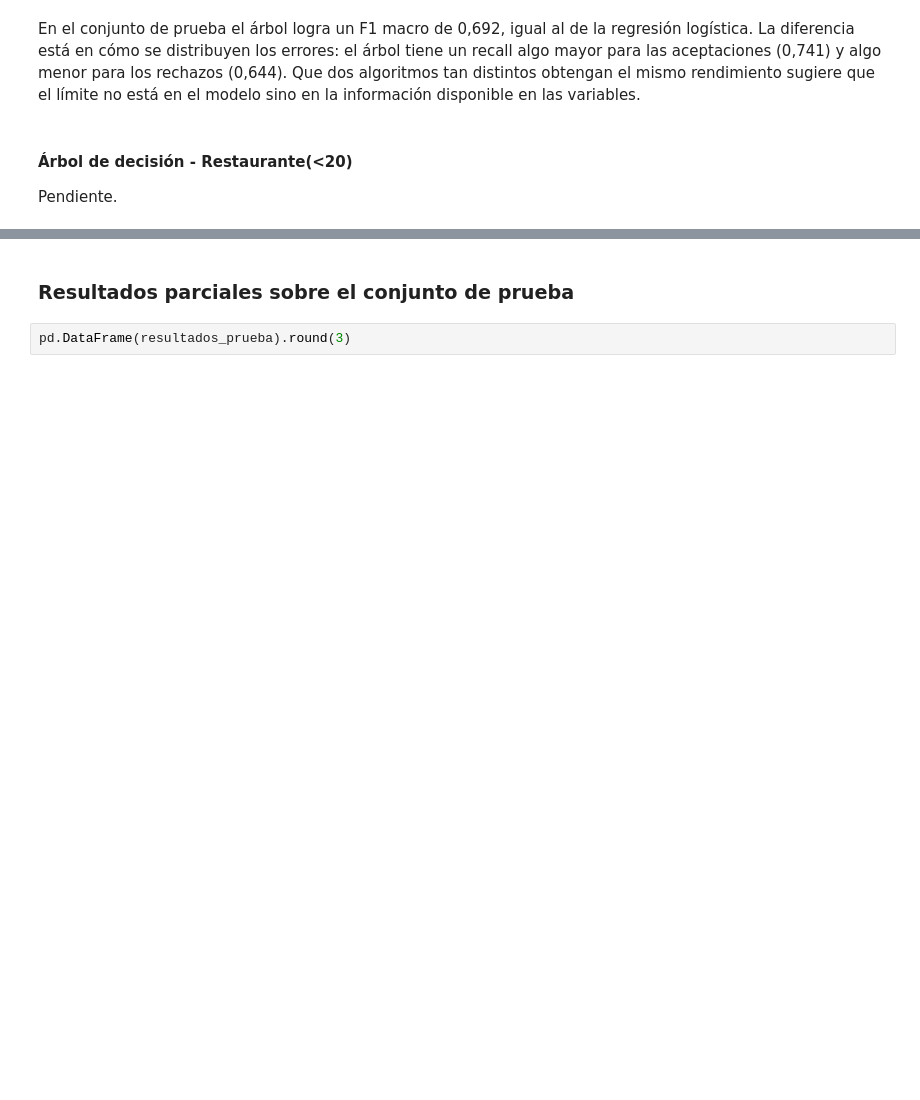
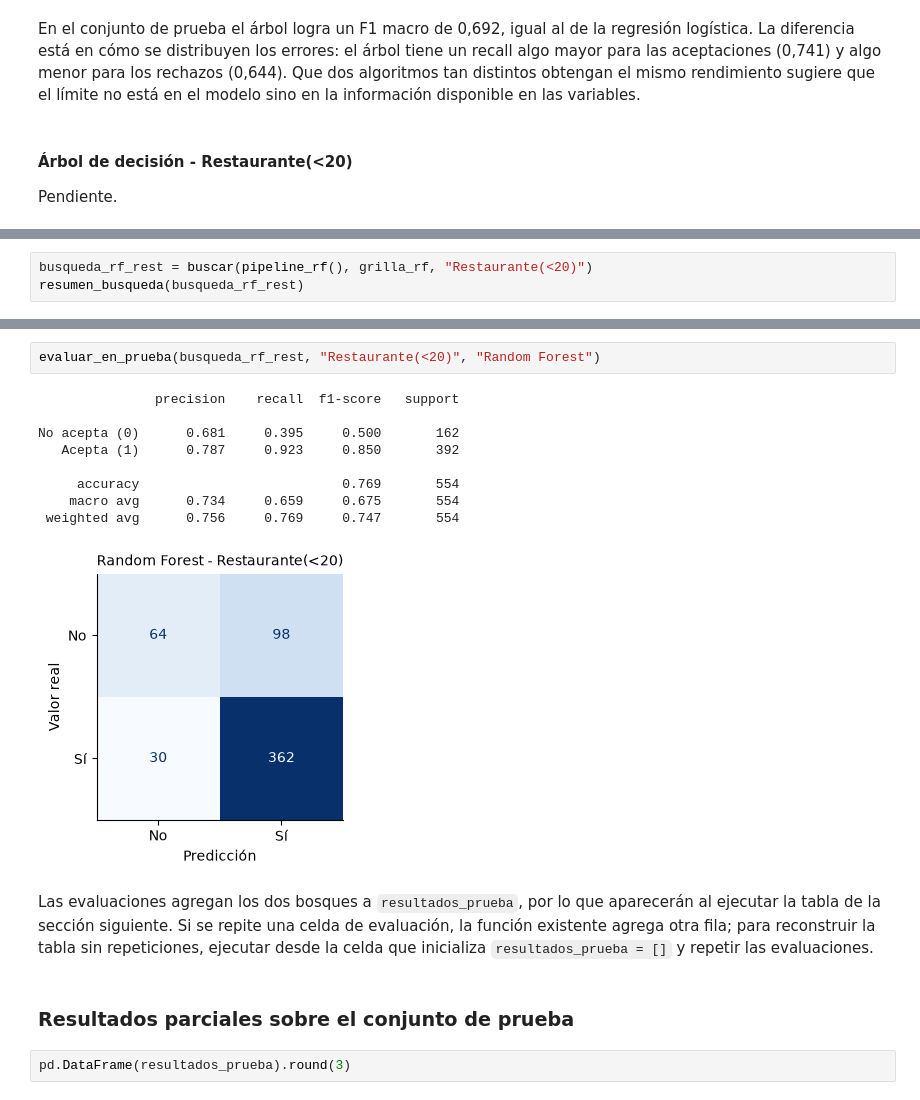
Before and after one commit to DanielGT27-Q/Laboratorio_3_MC, a Jupyter notebook: Laboratorio_3.ipynb, the cells around one changed output, grey strips where cells are left out. Saved outputs shown, nothing was run; the diff lists cells and outputs as text; blank space fills up the shorter version.

```diff
--- a/Laboratorio_3.ipynb
+++ b/Laboratorio_3.ipynb
@@ -715,0 +778,3 @@ Pendiente.
+# %%
+busqueda_rf_rest = buscar(pipeline_rf(), grilla_rf, "Restaurante(<20)")
+resumen_busqueda(busqueda_rf_rest)
@@ -716,3 +793,19 @@ Pendiente.
+# %%
+evaluar_en_prueba(busqueda_rf_rest, "Restaurante(<20)", "Random Forest")
+# %% [output]
+               precision    recall  f1-score   support
+
+No acepta (0)      0.681     0.395     0.500       162
+   Acepta (1)      0.787     0.923     0.850       392
+
+     accuracy                          0.769       554
+    macro avg      0.734     0.659     0.675       554
+ weighted avg      0.756     0.769     0.747       554
+[figure, added]
+# %% [markdown]
+Las evaluaciones agregan los dos bosques a `resultados_prueba`, por lo que aparecerán al ejecutar la tabla de la
+sección siguiente. Si se repite una celda de evaluación, la función existente agrega otra fila; para reconstruir la
+tabla sin repeticiones, ejecutar desde la celda que inicializa `resultados_prueba = []` y repetir las evaluaciones.
 # %% [markdown]
 ### Resultados parciales sobre el conjunto de prueba
 # %%
```
Also changed, not shown: parts of 17 cells of this notebook.
